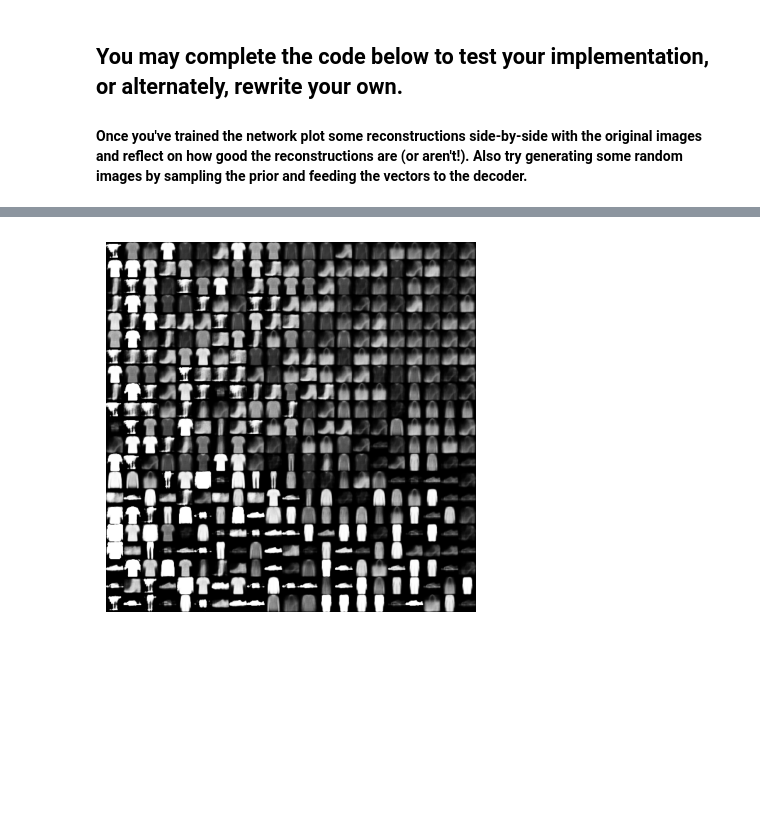
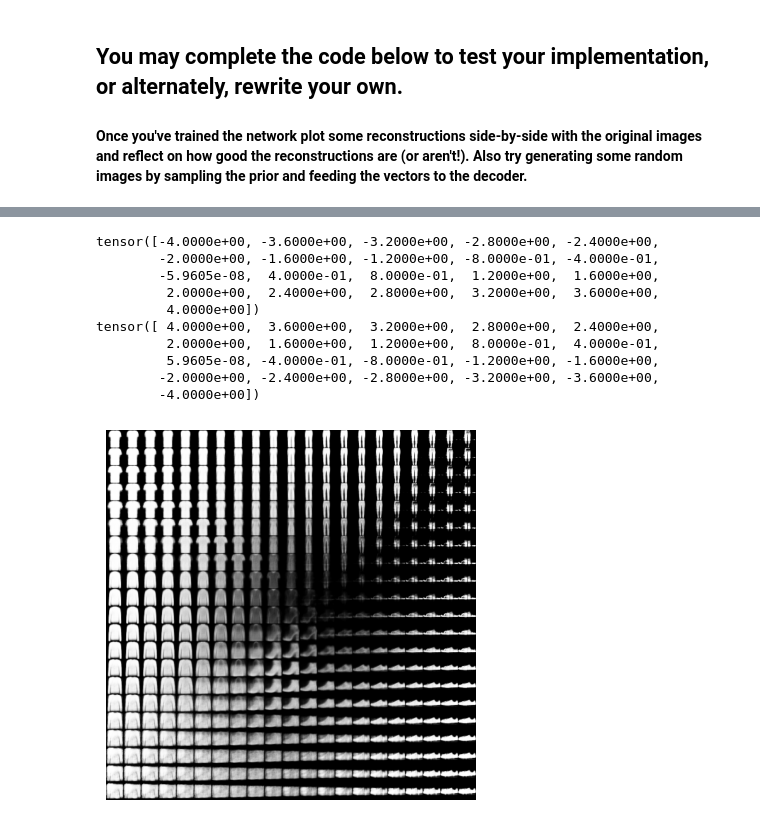
Before and after one commit to AndreiS22/deep_learning_labs, a Jupyter notebook: docs/labs/lab8/8_3_VAE.ipynb, the cells around one changed output, grey strips where cells are left out. Drawn from its saved outputs; the diff is of its cells as text; code cells hidden in the pictures; blank space fills up the shorter version.

Commit message:
Minor correction to exercise output

```diff
--- a/docs/labs/lab8/8_3_VAE.ipynb
+++ b/docs/labs/lab8/8_3_VAE.ipynb
@@ -237,24 +237,35 @@ mu = tensor([-0.1699,  0.2199])  sigma = tensor([0.4509, 0.7622])
 # %%
 from torchvision.utils import make_grid
 
 images = []
 with torch.no_grad():
-  mu = torch.zeros(1, 2)
-  log_sigma2, _ = torch.sort(4 * (torch.ones((2, 21)) - 2 * torch.rand((2, 21))))
-  for i in range(21):
-    for j in range(20, -1, -1):
-      z = sample(mu, torch.tensor([log_sigma2[0, i], log_sigma2[1, j]]))
-      outputs = dec(z)
+  z1 = torch.linspace(-4, 4, 21)
+  z2 = torch.linspace(4, -4, 21)
+  print(z1)
+  print(z2)
+  for i in z1:
+    for j in z2:
+      outputs = dec(torch.tensor([i, j]))
       # Reshape images for display
       outputs = outputs.view(-1, 28, 28)
       images.append(outputs[0])
 
 image_tensor = torch.stack(images)
 image_tensor = image_tensor.reshape(21, 21, 28, 28) # Reshape to (21, 21, 28, 28)
 image_tensor = image_tensor.permute(0, 2, 1, 3)  # Permute to (21, 28, 21, 28)
 image_tensor = image_tensor.reshape(588, 588)  # Reshape to (588, 588)
 plt.imshow(image_tensor.cpu().numpy(), cmap='gray')
 plt.axis('off')
 plt.show()
 # %% [output]
+tensor([-4.0000e+00, -3.6000e+00, -3.2000e+00, -2.8000e+00, -2.4000e+00,
+        -2.0000e+00, -1.6000e+00, -1.2000e+00, -8.0000e-01, -4.0000e-01,
+        -5.9605e-08,  4.0000e-01,  8.0000e-01,  1.2000e+00,  1.6000e+00,
+         2.0000e+00,  2.4000e+00,  2.8000e+00,  3.2000e+00,  3.6000e+00,
+         4.0000e+00])
+tensor([ 4.0000e+00,  3.6000e+00,  3.2000e+00,  2.8000e+00,  2.4000e+00,
+         2.0000e+00,  1.6000e+00,  1.2000e+00,  8.0000e-01,  4.0000e-01,
+         5.9605e-08, -4.0000e-01, -8.0000e-01, -1.2000e+00, -1.6000e+00,
+        -2.0000e+00, -2.4000e+00, -2.8000e+00, -3.2000e+00, -3.6000e+00,
+        -4.0000e+00])
-[figure, old version]
+[figure, new version]
```
Also changed, not shown: parts of 2 cells of this notebook.
